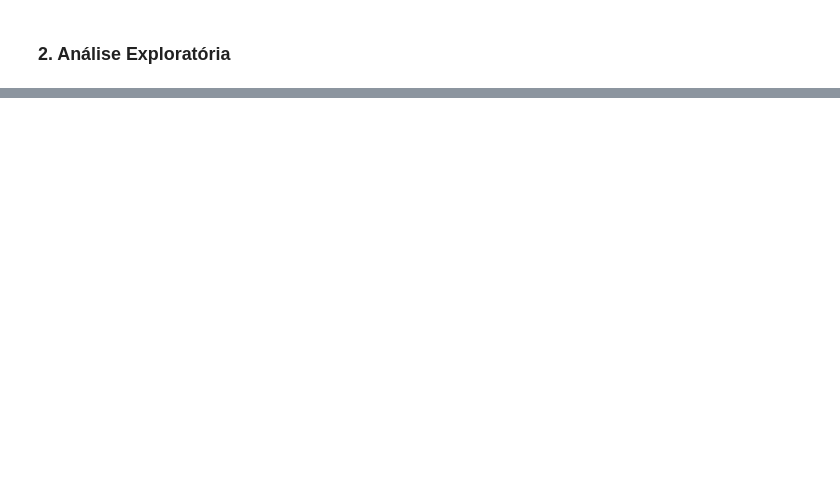
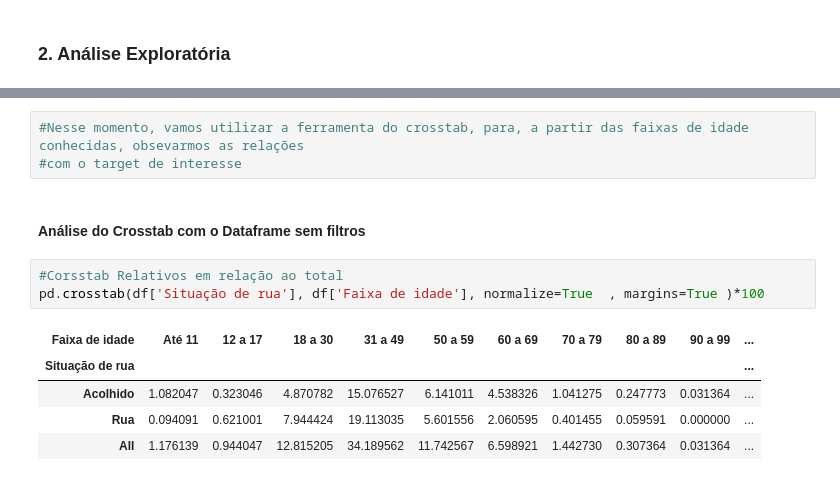
Before and after one commit to wellingtonrs07/Infer-ncia-Planos-de-Sa-de, a Jupyter notebook: Inferência_moradores_de_rua (Principal)/Planilha_Tratada_Projeto2.ipynb, the cells around one changed output, grey strips where cells are left out. Drawn from its saved outputs; the diff is of its cells as text; blank space fills up the shorter version.

```diff
--- a/Inferência_moradores_de_rua (Principal)/Planilha_Tratada_Projeto2.ipynb
+++ b/Inferência_moradores_de_rua (Principal)/Planilha_Tratada_Projeto2.ipynb
@@ -163,0 +234,14 @@ dtype: object
+# %%
+#Nesse momento, vamos utilizar a ferramenta do crosstab, para, a partir das faixas de idade conhecidas, obsevarmos as relações
+#com o target de interesse
+# %% [markdown]
+#### Análise do Crosstab com o Dataframe sem filtros
+# %%
+#Corsstab Relativos em relação ao total
+pd.crosstab(df['Situação de rua'], df['Faixa de idade'], normalize=True  , margins=True )*100
+# %% [output]
+| Faixa de idade | Até 11 | 12 a 17 | 18 a 30 | 31 a 49 | 50 a 59 | 60 a 69 | 70 a 79 | 80 a 89 | 90 a 99 | ... |
+| Situação de rua |  |  |  |  |  |  |  |  |  | ... |
+| Acolhido | 1.082047 | 0.323046 | 4.870782 | 15.076527 | 6.141011 | 4.538326 | 1.041275 | 0.247773 | 0.031364 | ... |
+| Rua | 0.094091 | 0.621001 | 7.944424 | 19.113035 | 5.601556 | 2.060595 | 0.401455 | 0.059591 | 0.000000 | ... |
+| All | 1.176139 | 0.944047 | 12.815205 | 34.189562 | 11.742567 | 6.598921 | 1.442730 | 0.307364 | 0.031364 | ... |
```
Also changed, not shown: parts of 36 cells of this notebook.
